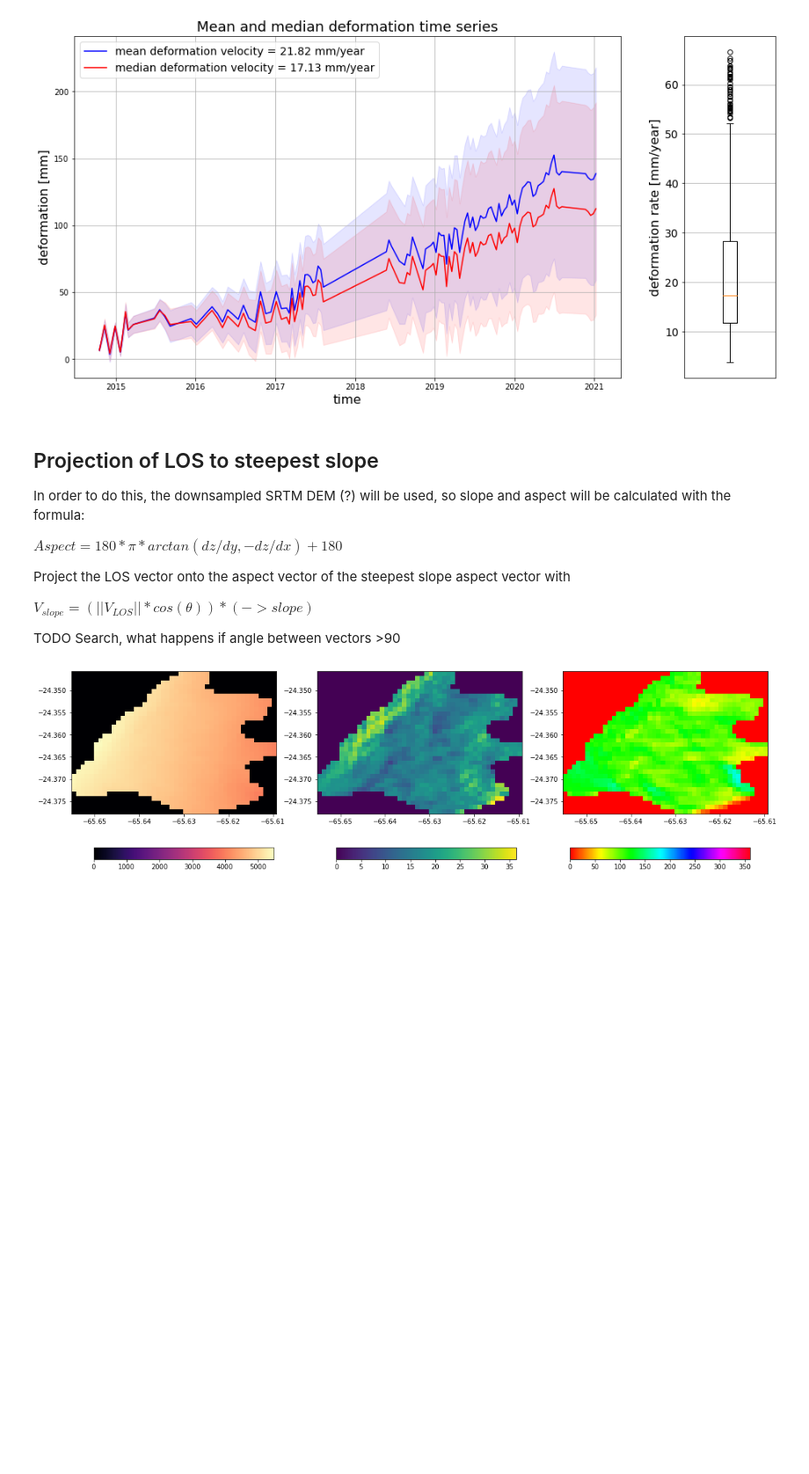
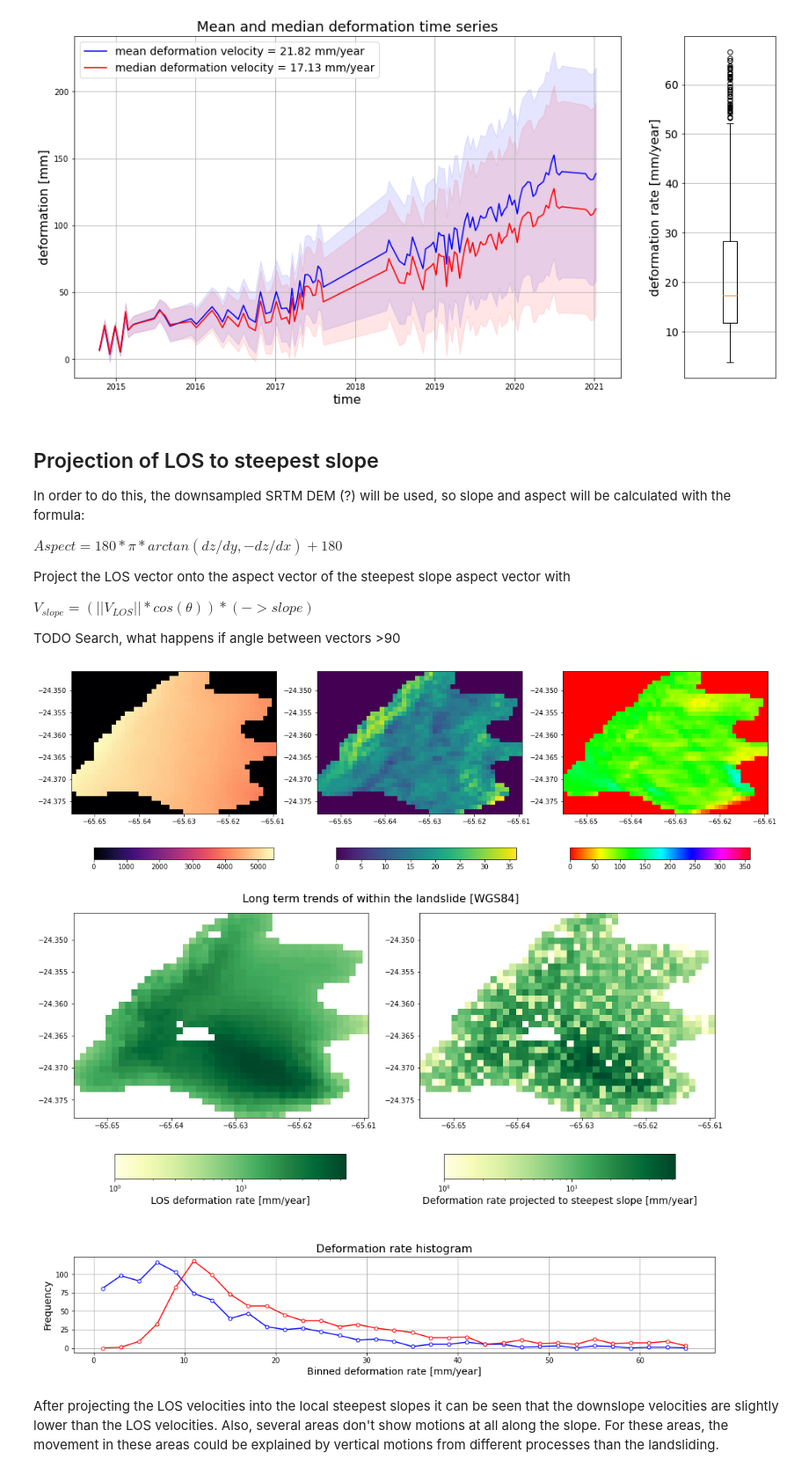
Before and after one commit to nicgar20/ts_analysis, a Jupyter notebook: ts_analysis.ipynb, the cells around one changed output. Shown at 88% size. Saved outputs shown, nothing was run; the diff lists cells and outputs as text; code cells hidden in the pictures; blank space fills up the shorter version.

Commit message:
Included vel projections

```diff
--- a/ts_analysis.ipynb
+++ b/ts_analysis.ipynb
@@ -268,16 +270,16 @@ vel_bin_centers = vel_bin_edges[:-1] + np.diff(vel_bin_edges)/2
 # %%
 fig, ax = plt.subplots(1,2,  figsize = (14,5))
 
-regressions_year_slope = regressions[0,:,:]*365
-im = rasterio.plot.show(regressions_year_slope,
+velocities_year = velocities[0,:,:]*365
+im = rasterio.plot.show(velocities_year,
                        ax=ax[0],
                        transform=pixel_georeferences,
                        norm=LogNorm(), cmap="magma",
                        vmin=1)
 
 cax = fig.add_axes([0.13, 0.01, 0.3, 0.05])
-norm = mpl.colors.LogNorm(1,#vmin=np.nanmin(regressions_year_slope),
-                          vmax=np.nanmax(regressions_year_slope))
+norm = mpl.colors.LogNorm(1,#vmin=np.nanmin(velocities_year),
+                          vmax=np.nanmax(velocities_year))
 cmap = mpl.cm.magma
 cb1 = mpl.colorbar.ColorbarBase(ax=cax, cmap=cmap,
                                 norm=norm,
@@ -523,4 +523,70 @@ with rasterio.open(LOS_Z_fid) as src:
     masked_LOS_Z = mask(src, feature, crop=True, all_touched=True)
     LOS_Z = masked_LOS_Z[0][0,:,:]
 # %%
-LOS_vectors = np.dstack((LOS_E,LOS_N,LOS_Z))
+Slope_vectors = np.dstack((slope_E,slope_N,slope_Z))
+
+LOS_vectors = np.dstack((LOS_E*velocities_year,LOS_N*velocities_year,LOS_Z*velocities_year))
+
+# Project LOS velocities over steepest slope
+velocities_slope = np.abs(np.sum(LOS_vectors*Slope_vectors, axis=2)/np.linalg.norm(Slope_vectors, axis=2))
+# velocities_year = magniude ... LOS_vectors and Slope_vectors have norms of 1
+# %%
+# fig, ax = plt.subplots(2, 2, figsize = (14,5))
+fig = plt.figure(figsize = (14,10), constrained_layout=True)
+gs = fig.add_gridspec(4, 4)
+
+ax1 = fig.add_subplot(gs[0:2, 0:2])
+im = rasterio.plot.show(velocities_year,
+                       ax=ax1,
+                       transform=pixel_georeferences,
+                       norm=LogNorm(),
+                       cmap="YlGn",
+                       vmin=1)
+cax = fig.add_axes([0.12, 0.41, 0.33, 0.05])
+norm = mpl.colors.LogNorm(vmin=1,#np.nanmin(velocities_year),
+                          vmax=np.nanmax(velocities_year))
+cmap = mpl.cm.YlGn
+cb1 = mpl.colorbar.ColorbarBase(ax=cax, cmap=cmap,
+                                norm=norm,
+                                orientation='horizontal',
+                               )
+cb1.set_label('LOS deformation rate [mm/year]', size=14)
+
+ax2 = fig.add_subplot(gs[0:2, 2:4])
+im = rasterio.plot.show(velocities_slope,
+                       ax=ax2,
+                       transform=pixel_georeferences,
+                       norm=LogNorm(),
+                       cmap="YlGn",
+                       vmin=1)
+cax = fig.add_axes([0.59, 0.41, 0.33, 0.05])
+norm = mpl.colors.LogNorm(vmin=1,#np.nanmin(velocities_slope),
+                          vmax=np.nanmax(velocities_slope))
+cmap = mpl.cm.YlGn
+cb1 = mpl.colorbar.ColorbarBase(ax=cax, cmap=cmap,
+                                norm=norm,
+                                orientation='horizontal',
+                               )
+cb1.set_label('Deformation rate projected to steepest slope [mm/year]', size=14)
+
+vel_slope_hist, vel_slope_bin_edges = np.histogram(velocities_slope, vel_bins)
+vel_slope_bin_centers = vel_slope_bin_edges[:-1] + np.diff(vel_slope_bin_edges)/2
+ax3 = fig.add_subplot(gs[3, :])
+ax3.plot(vel_slope_bin_centers, vel_slope_hist, 'b',
+        marker="o", markerfacecolor="w", markersize=5,
+        label="LOS velocity projected to slope")
+ax3.plot(vel_bin_centers, vel_hist, 'r',
+        marker="o", markerfacecolor="w", markersize=5,
+        label="LOS velocity")
+ax3.set_title('Deformation rate histogram', size=16)
+ax3.set_xlabel('Binned deformation rate [mm/year]', size=14)
+ax3.set_ylabel('Frequency', size=14)
+ax3.grid('on')
+
+fig.suptitle("Long term trends of within the landslide [WGS84]", size=16)
+plt.tight_layout()
+plt.show()
+# %% [output]
+[figure, added]
+# %% [markdown]
+After projecting the LOS velocities into the local steepest slopes it can be seen that the downslope velocities are slightly lower than the LOS velocities. Also, several areas don't show motions at all along the slope. For these areas, the movement in these areas could be explained by vertical motions from different processes than the landsliding.
```
Also changed, not shown: parts of 4 cells of this notebook.
